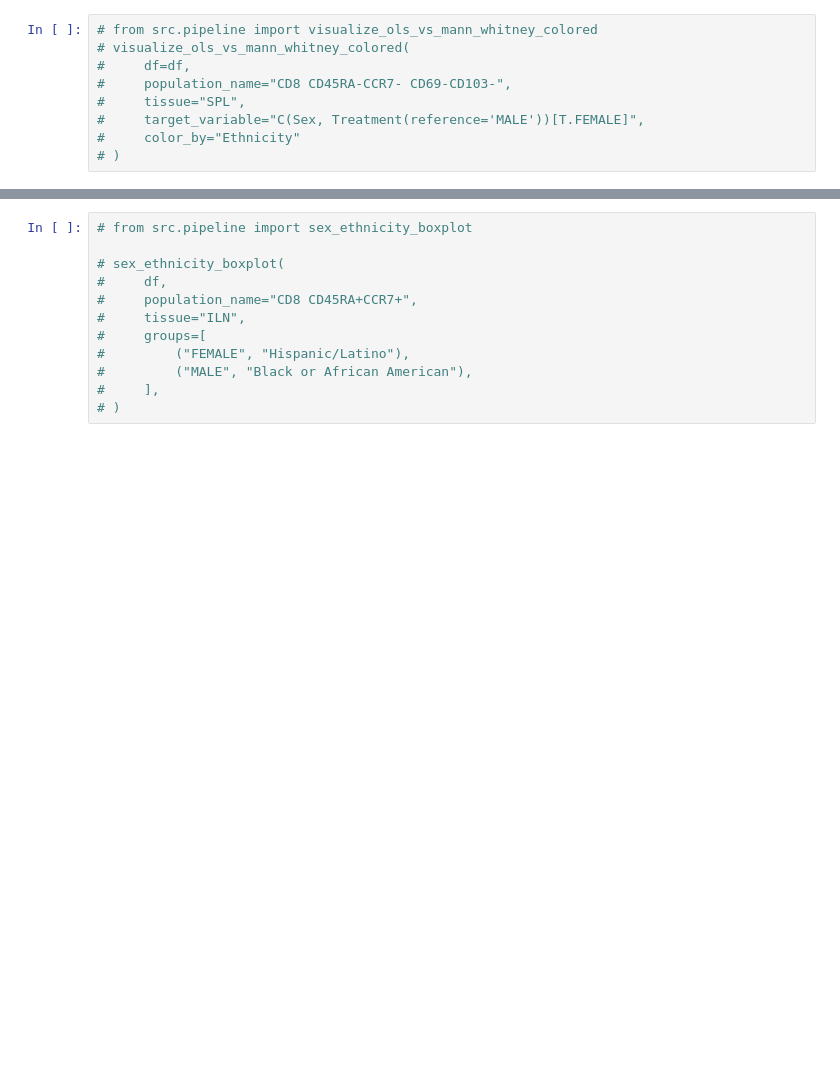
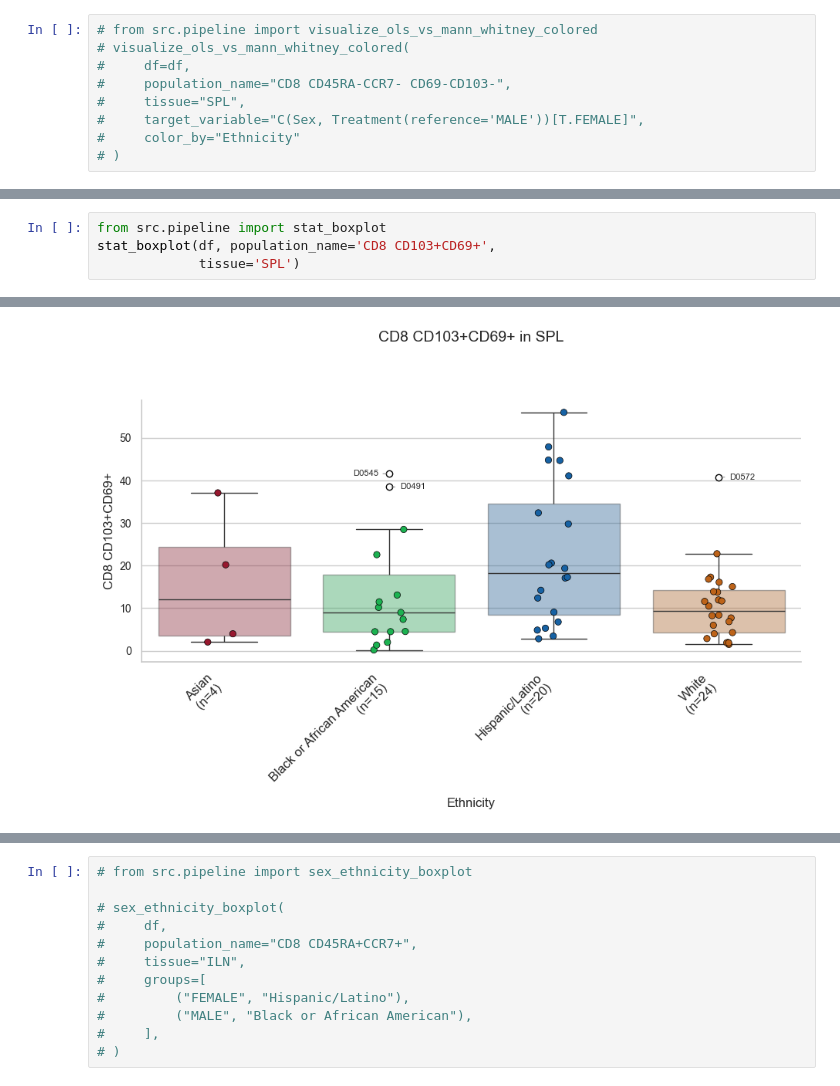
Before and after one commit to derekmesp/Donor-Integrative-Analysis, a Jupyter notebook: analysis_script.ipynb, the cells around one changed output, grey strips where cells are left out. Saved outputs shown, nothing was run; the diff lists cells and outputs as text; blank space fills up the shorter version.

```diff
--- a/analysis_script.ipynb
+++ b/analysis_script.ipynb
@@ -73,0 +123,5 @@ ols_summary(significant_hits)
+# %%
+from src.pipeline import stat_boxplot
+stat_boxplot(df, population_name='CD8 CD103+CD69+',
+             tissue='SPL')
+# %% [output]
@@ -73,0 +129 @@ ols_summary(significant_hits)
+[figure, added]
```
Also changed, not shown: parts of 12 cells of this notebook, 2 other files.
